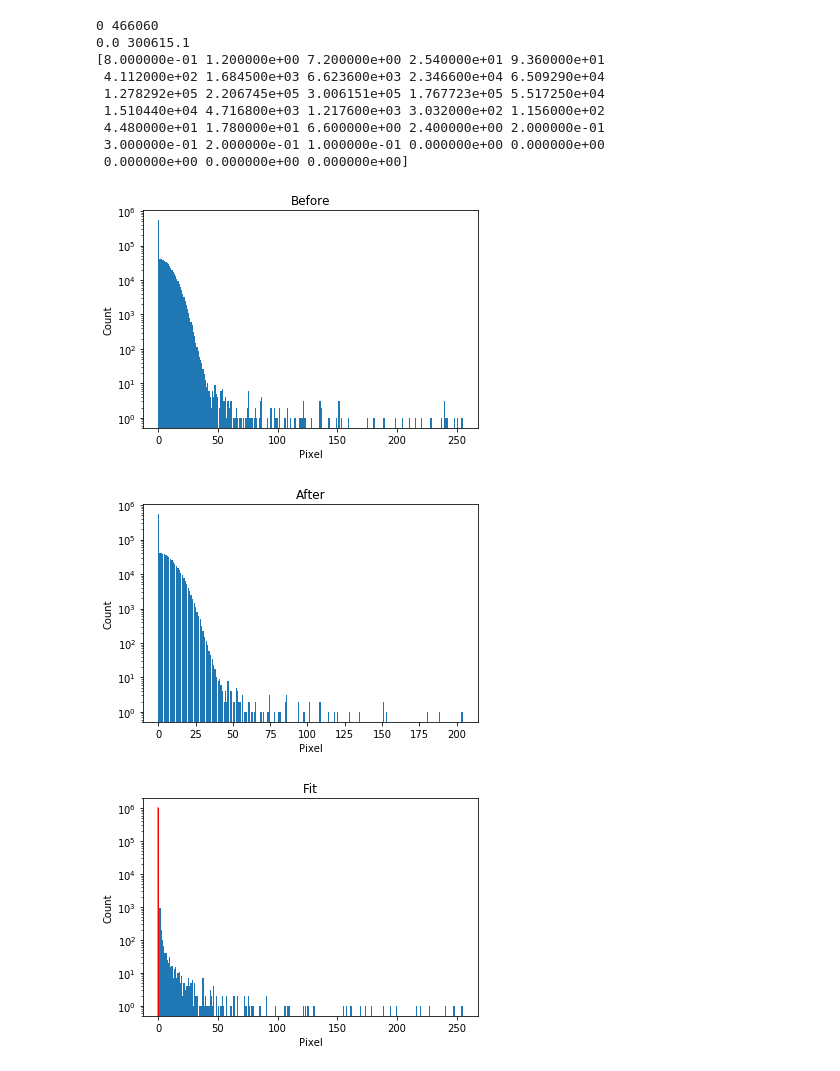
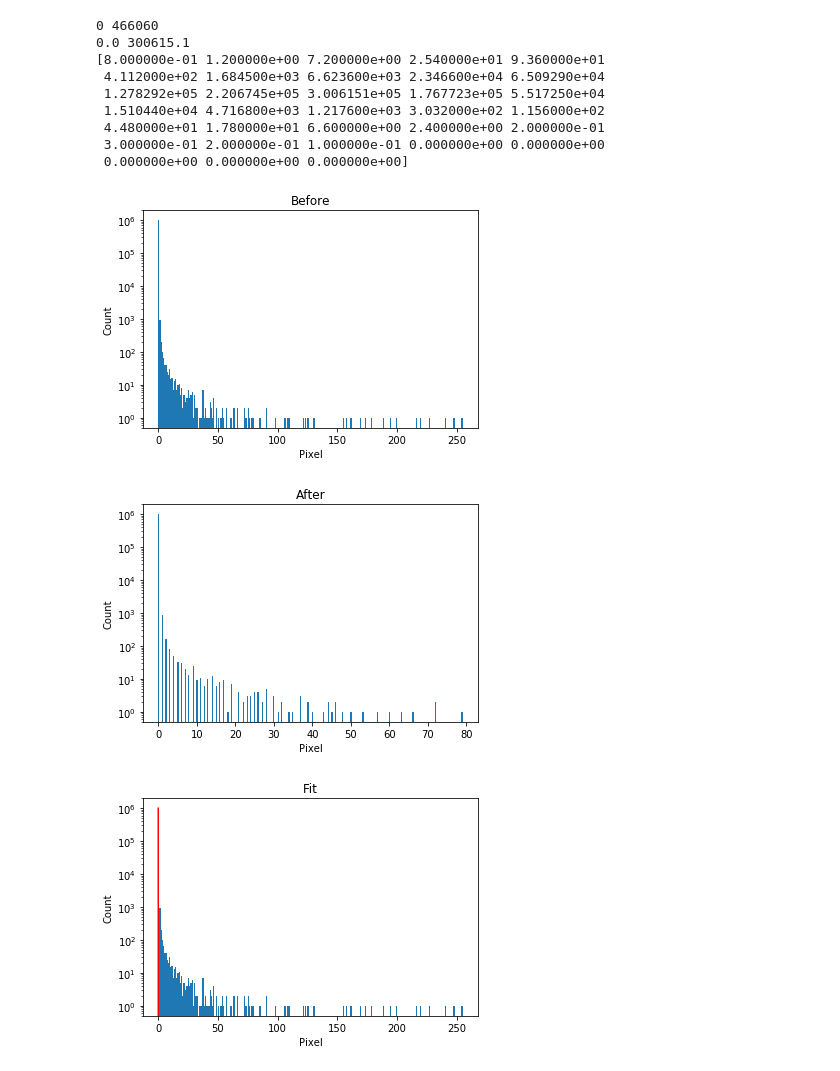
Before and after one commit to sansavenir/cil-cosmology-2020, a Jupyter notebook: tools/inspect.ipynb, the cells around one changed output. Drawn from its saved outputs; the diff is of its cells as text; code cells hidden in the pictures.

```diff
--- a/tools/inspect.ipynb
+++ b/tools/inspect.ipynb
@@ -99,36 +99,40 @@ print(hist)
  3.000000e-01 2.000000e-01 1.000000e-01 0.000000e+00 0.000000e+00
  0.000000e+00 0.000000e+00 0.000000e+00]
 # %%
+mask = labeled[:, 1] > 0
+labeled = labeled[mask]
+labeled = labeled[:, 0]
+imgs = list(_load_imgs(labeled, scored=False))
 img = imgs[0]
 
 def _hist(img, title, line=None):
     plt.hist(img.reshape([-1]), density=False, bins=255)
     if line is not None:
         plt.plot(line[:,0], line[:, 1], 'r-')
     plt.ylabel('Count')
     plt.xlabel('Pixel')
     plt.yscale('log')
     plt.title(title)
     plt.show()
 
 _hist(img, 'Before')
 
 # mask stars
 idx = np.where(img > 230)
 r = 20
 masked_img = np.array(img, copy=True)
 for (i, j) in zip(*idx):
     top = max(i-r, 0)
     bottom = min(i+r, 1000)
     left = max(j-r, 0)
     right = min(j+r, 1000)
 
     masked_img[top:bottom, left:right] = 0
 
 _hist(masked_img, 'After')
 # %% [output]
-[figure, old version]
+[figure, new version]
-[figure, old version]
+[figure, new version]
 # %%
 from scipy import optimize as opt
 from scipy.stats import wasserstein_distance as wd
```
Also changed, not shown: parts of 2 cells of this notebook, 2 other files.
